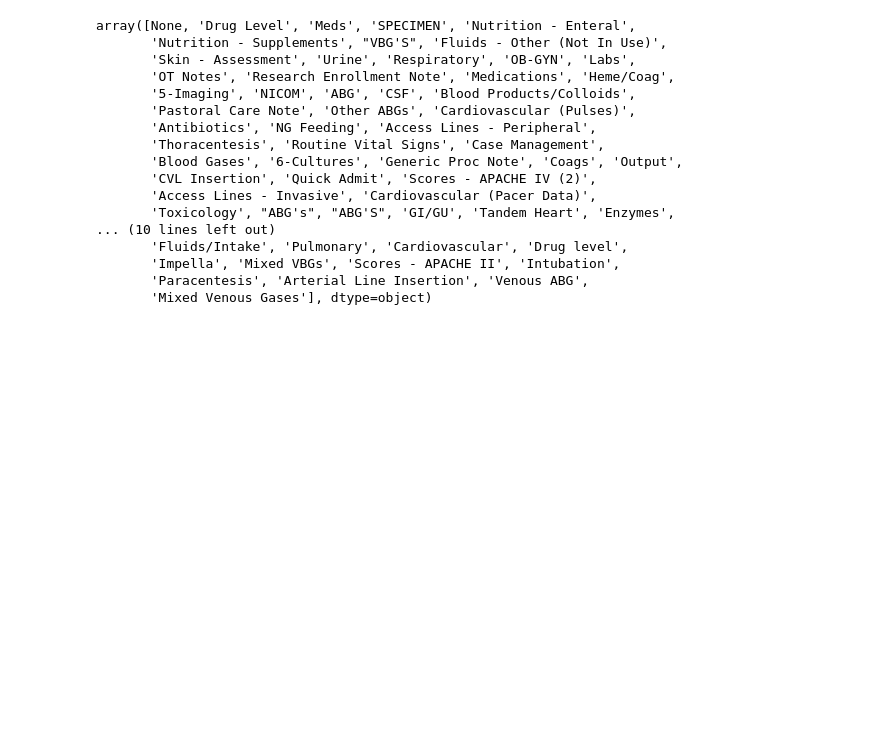
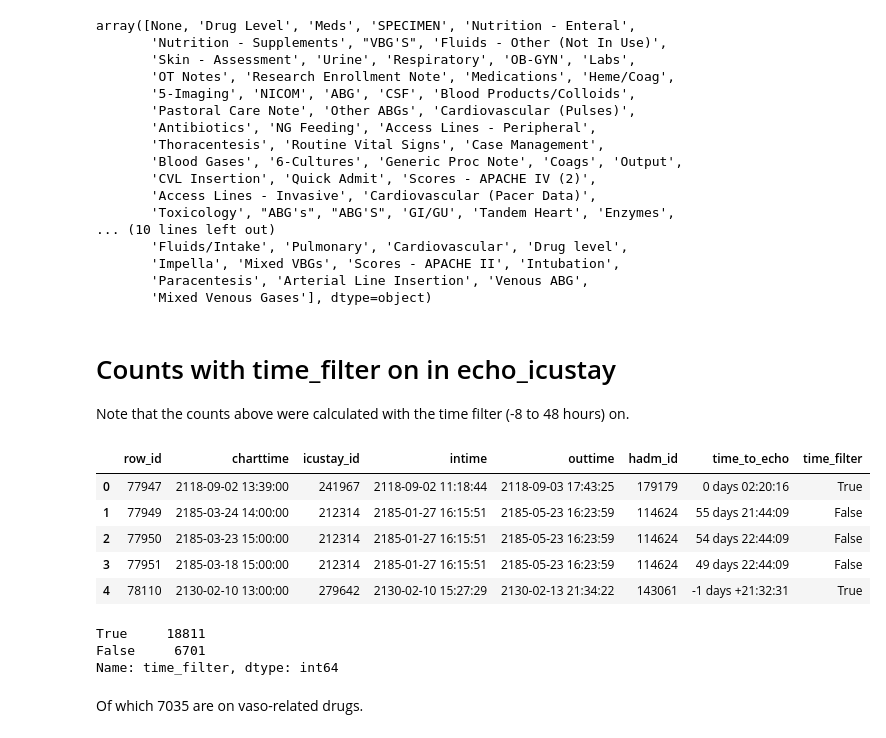
Before and after one commit to yhtgrace/echo, a Jupyter notebook: notebooks/161027_dictionaries.ipynb, the cells around one changed output. Drawn from its saved outputs; the diff is of its cells as text; code cells hidden in the pictures; blank space fills up the shorter version.

```diff
--- a/notebooks/161027_meta.ipynb
+++ b/notebooks/161027_dictionaries.ipynb
@@ -458,3 +468,30 @@ array([None, 'Drug Level', 'Meds', 'SPECIMEN', 'Nutrition - Enteral',
        'Impella', 'Mixed VBGs', 'Scores - APACHE II', 'Intubation',
        'Paracentesis', 'Arterial Line Insertion', 'Venous ABG',
        'Mixed Venous Gases'], dtype=object)
+# %% [markdown]
+# Counts with time_filter on in echo_icustay
+
+Note that the counts above were calculated with the time filter (-8 to 48 hours) on.
+# %%
+query = \
+"""
+SELECT *
+FROM echo_icustay
+"""
+echos = pd.read_sql_query(query, con)
+echos.head()
+# %% [output]
+|  | row_id | charttime | icustay_id | intime | outtime | hadm_id | time_to_echo | time_filter |
+| 0 | 77947 | 2118-09-02 13:39:00 | 241967 | 2118-09-02 11:18:44 | 2118-09-03 17:43:25 | 179179 | 0 days 02:20:16 | True |
+| 1 | 77949 | 2185-03-24 14:00:00 | 212314 | 2185-01-27 16:15:51 | 2185-05-23 16:23:59 | 114624 | 55 days 21:44:09 | False |
+| 2 | 77950 | 2185-03-23 15:00:00 | 212314 | 2185-01-27 16:15:51 | 2185-05-23 16:23:59 | 114624 | 54 days 22:44:09 | False |
+| 3 | 77951 | 2185-03-18 15:00:00 | 212314 | 2185-01-27 16:15:51 | 2185-05-23 16:23:59 | 114624 | 49 days 22:44:09 | False |
+| 4 | 78110 | 2130-02-10 13:00:00 | 279642 | 2130-02-10 15:27:29 | 2130-02-13 21:34:22 | 143061 | -1 days +21:32:31 | True |
+# %%
+echos['time_filter'].value_counts()
+# %% [output]
+True     18811
+False     6701
+Name: time_filter, dtype: int64
+# %% [markdown]
+Of which 7035 are on vaso-related drugs.
```
Also changed, not shown: parts of 6 cells of this notebook, 3 other files.
